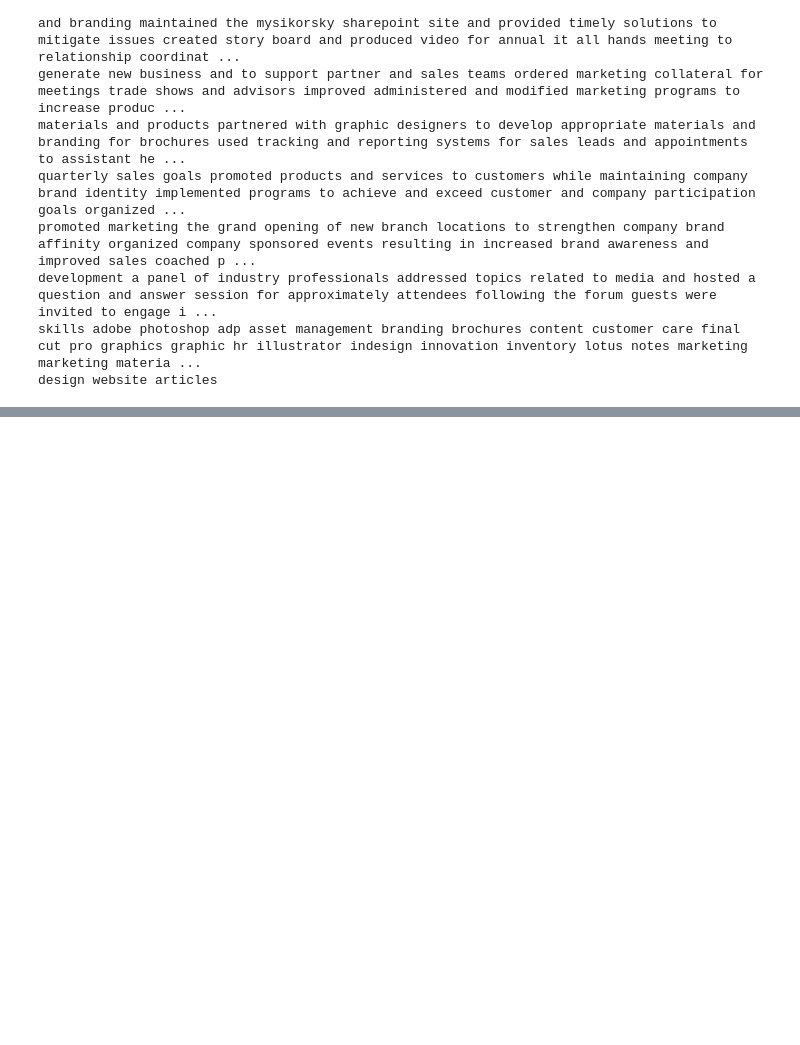
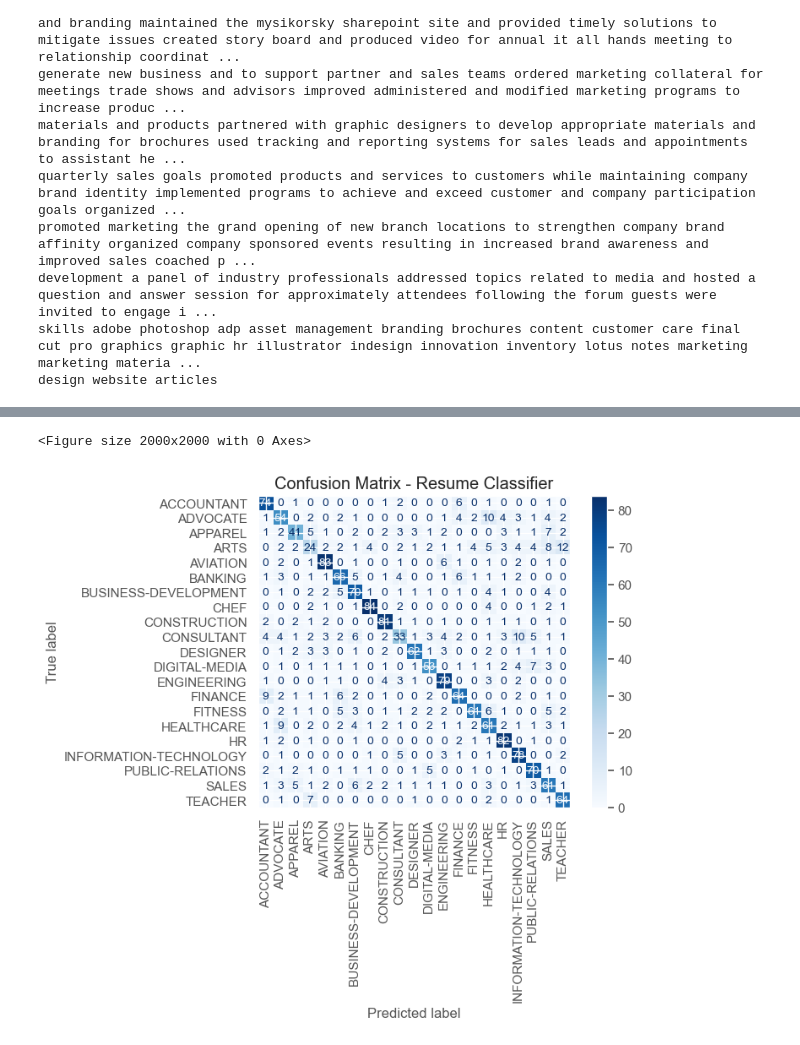
Before and after one commit to Aomr112/resume-classifier, a Jupyter notebook: resume_classifier.ipynb, the cells around one changed output, grey strips where cells are left out. Saved outputs shown, nothing was run; the diff lists cells and outputs as text; code cells hidden in the pictures; blank space fills up the shorter version.

Commit message:
Final model: completed all preprocessing, feature selection, and training

```diff
--- a/resume_classifier.ipynb
+++ b/resume_classifier.ipynb
@@ -144,7 +261,7 @@ labels = df["Category"]
 # Split the data into training and testing sets
 from sklearn.model_selection import train_test_split
 
-x_train, x_test, y_train, y_test = train_test_split(Text, labels, test_size=0.2, random_state=42)
+x_train, x_test, y_train, y_test = train_test_split(x, labels, test_size=0.2, random_state=42)
 # %%
 print(x_train.shape)
 print(y_train.shape)
@@ -172,0 +317,10 @@ X_test_vect = vectorizer.transform(x_test)
+# %%
+from sklearn.svm import LinearSVC
+
+
+model_pipeline =  make_pipeline(
+    preprocessing,
+    LinearSVC(C= 1 , penalty="l2" , max_iter= 5000 ,loss="squared_hinge", random_state= 42 )
+)
+
+model_pipeline.fit(x_train,y_train)
@@ -172,0 +345,20 @@ X_test_vect = vectorizer.transform(x_test)
+# %%
+from sklearn.model_selection import cross_val_predict
+
+y_train_predict = cross_val_predict(model_pipeline,x_train,y_train,cv=3)
+# %%
+from sklearn.metrics import confusion_matrix
+
+confusion = confusion_matrix(y_train , y_train_predict)
+# %%
+## Visualize confusion matrix to evaluate classification performance
+from sklearn.metrics import ConfusionMatrixDisplay
+
+disp = ConfusionMatrixDisplay(confusion_matrix=confusion, display_labels=le.classes_)
+plt.figure(figsize=(20,20))
+disp.plot(cmap="Blues", xticks_rotation=90)
+plt.title("Confusion Matrix - Resume Classifier")
+plt.show()
+# %% [output]
+<Figure size 2000x2000 with 0 Axes>
+[figure, added]
```
Also changed, not shown: parts of 38 cells of this notebook.
